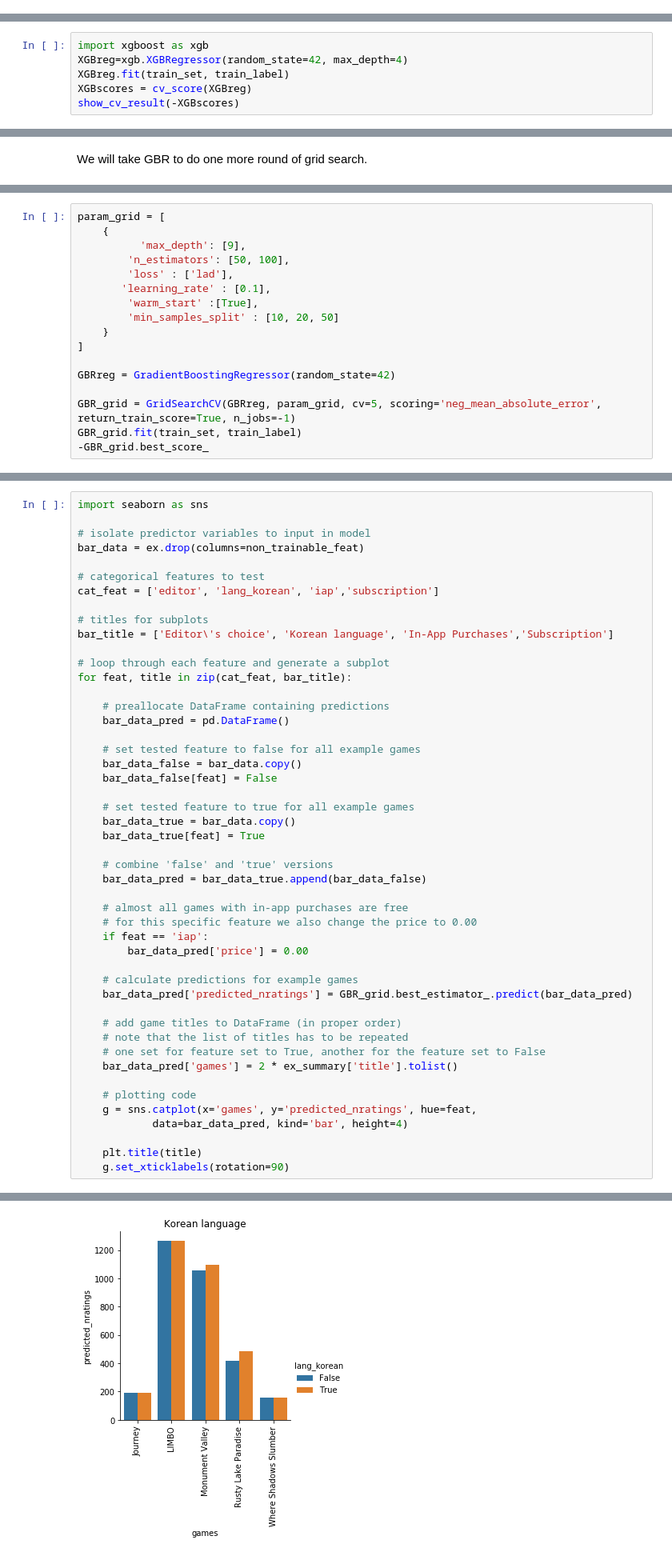
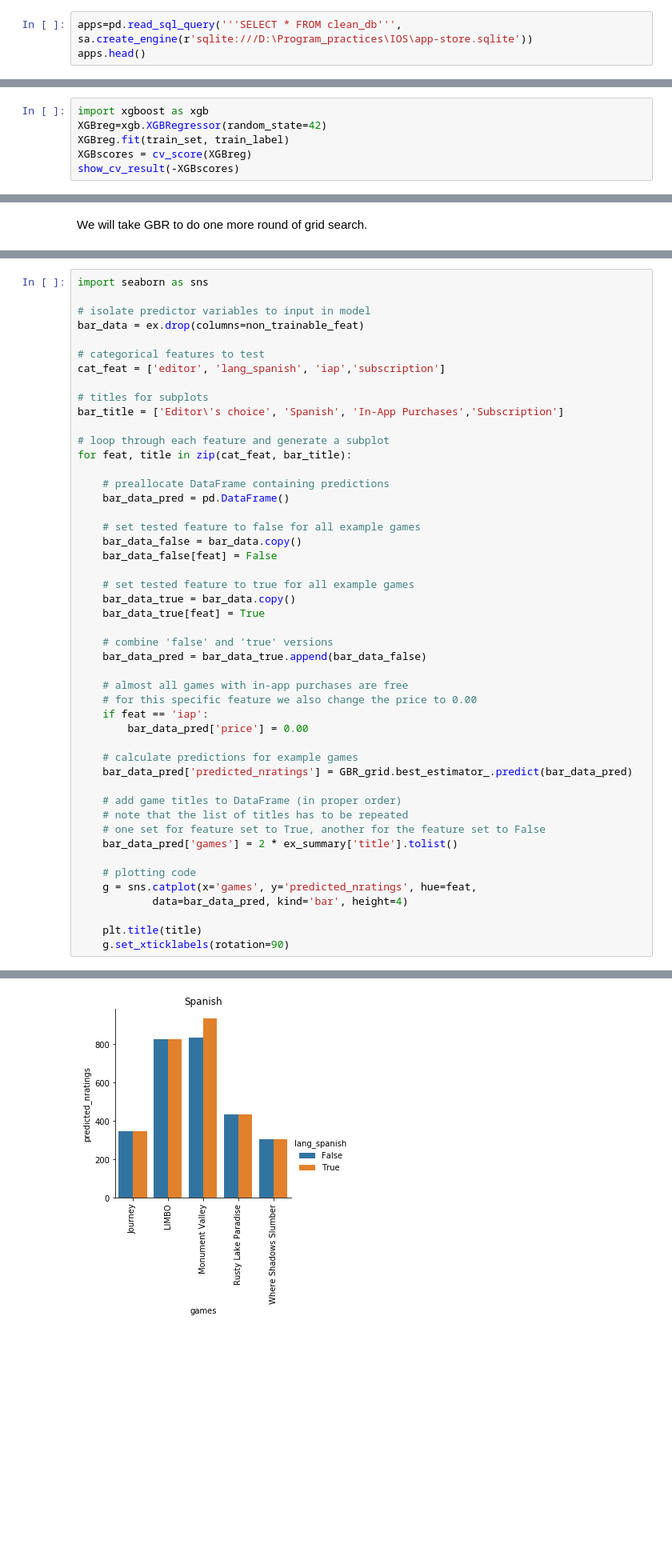
Before and after one commit to alee71/Where-Shadows-Slumber, a Jupyter notebook: IOS_description_insight.ipynb, the cells around one changed output, grey strips where cells are left out. Shown: that part at 80% size. Cells and saved outputs as stored; diff of their text form; blank space fills up the shorter version.

```diff
--- a/IOS_description_insight.ipynb
+++ b/IOS_description_insight.ipynb
@@ -767,3 +768,6 @@ apps.to_sql('clean_db', e, if_exists='replace', index=False)
 ## Generating Test and Training Sets
 
 Number of rating is our target metric. Since the number of rating is not normally distributed, we will use StratifiedShuffleSplit to create test and training sets. Then we will transform skewed data through the pipeline to help with the model performance.
+# %%
+apps=pd.read_sql_query('''SELECT * FROM clean_db''', sa.create_engine(r'sqlite:///D:\Program_practices\IOS\app-store.sqlite'))
+apps.head()
@@ -1073,7 +1086,7 @@ show_cv_result(-GBRscores)
 Cross validation mean score is : 653.0811111425517 ± 12.582171705959524
 # %%
 import xgboost as xgb
-XGBreg=xgb.XGBRegressor(random_state=42, max_depth=4)
+XGBreg=xgb.XGBRegressor(random_state=42)
 XGBreg.fit(train_set, train_label)
 XGBscores = cv_score(XGBreg)
 show_cv_result(-XGBscores)
@@ -1303,17 +1213,0 @@ LinearSVR(C=100, dual=True, epsilon=10, fit_intercept=True,
-# %%
-param_grid = [
-    {
-          'max_depth': [9],
-        'n_estimators': [50, 100],
-        'loss' : ['lad'],
-       'learning_rate' : [0.1],
-        'warm_start' :[True],
-        'min_samples_split' : [10, 20, 50]
-    }
-]
-
-GBRreg = GradientBoostingRegressor(random_state=42)
-
-GBR_grid = GridSearchCV(GBRreg, param_grid, cv=5, scoring='neg_mean_absolute_error', return_train_score=True, n_jobs=-1)
-GBR_grid.fit(train_set, train_label)
--GBR_grid.best_score_
@@ -1580,10 +1456,10 @@ import seaborn as sns
 bar_data = ex.drop(columns=non_trainable_feat)
 
 # categorical features to test
-cat_feat = ['editor', 'lang_korean', 'iap','subscription']
+cat_feat = ['editor', 'lang_spanish', 'iap','subscription']
 
 # titles for subplots
-bar_title = ['Editor\'s choice', 'Korean language', 'In-App Purchases','Subscription']
+bar_title = ['Editor\'s choice', 'Spanish', 'In-App Purchases','Subscription']
 
 # loop through each feature and generate a subplot
 for feat, title in zip(cat_feat, bar_title):
@@ -1626 +1502 @@ for feat, title in zip(cat_feat, bar_title):
-[figure, old version]
+[figure, new version]
```
Also changed, not shown: parts of 35 cells of this notebook.
